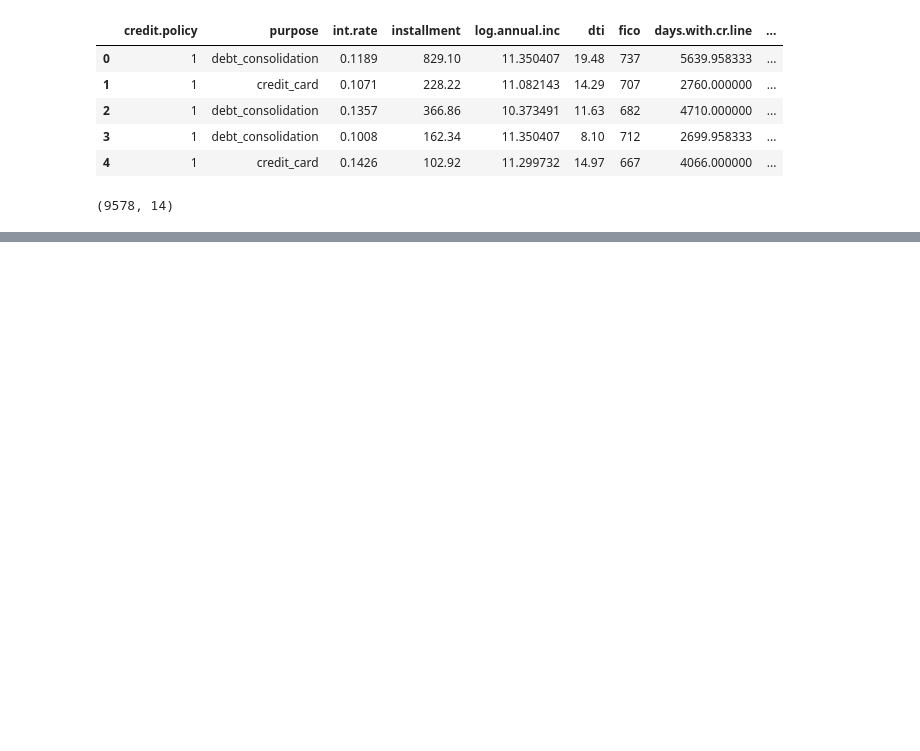
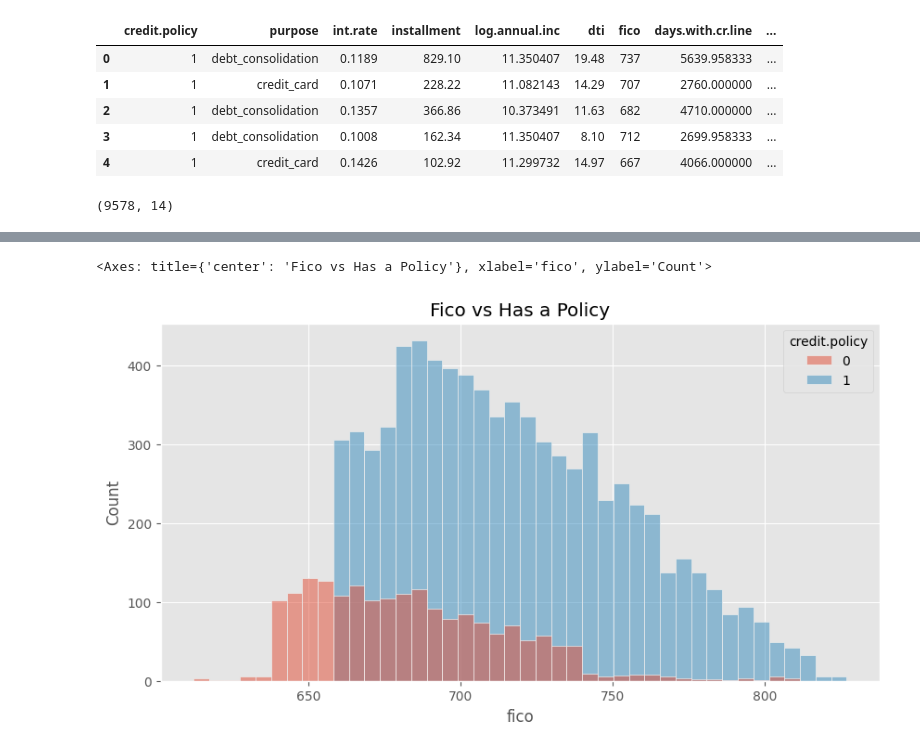
Before and after one commit to sk7-dev/IS670, a Jupyter notebook: Classes/Feb20.ipynb, the cells around one changed output, grey strips where cells are left out. Cells and saved outputs as stored; diff of their text form; code cells hidden in the pictures; blank space fills up the shorter version.

```diff
--- a/Classes/Feb20.ipynb
+++ b/Classes/Feb20.ipynb
@@ -24,0 +98,7 @@ df.shape
+# %%
+plt.figure(figsize=(10, 5))
+plt.title('Fico vs Has a Policy')
+sns.histplot(data=df, x='fico', hue='credit.policy')
+# %% [output]
+<Axes: title={'center': 'Fico vs Has a Policy'}, xlabel='fico', ylabel='Count'>
+[figure, added]
```
Also changed, not shown: parts of 22 cells of this notebook.
